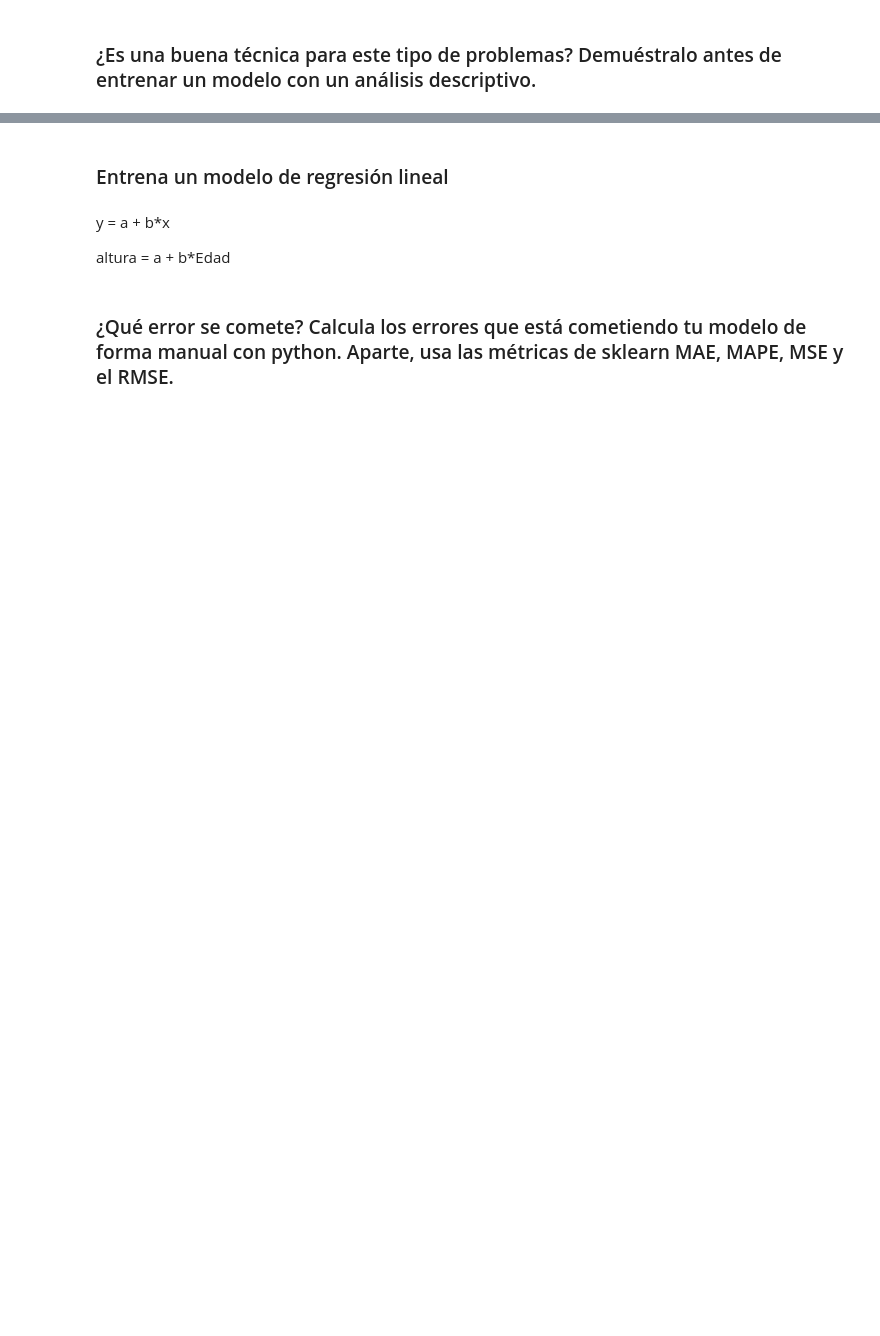
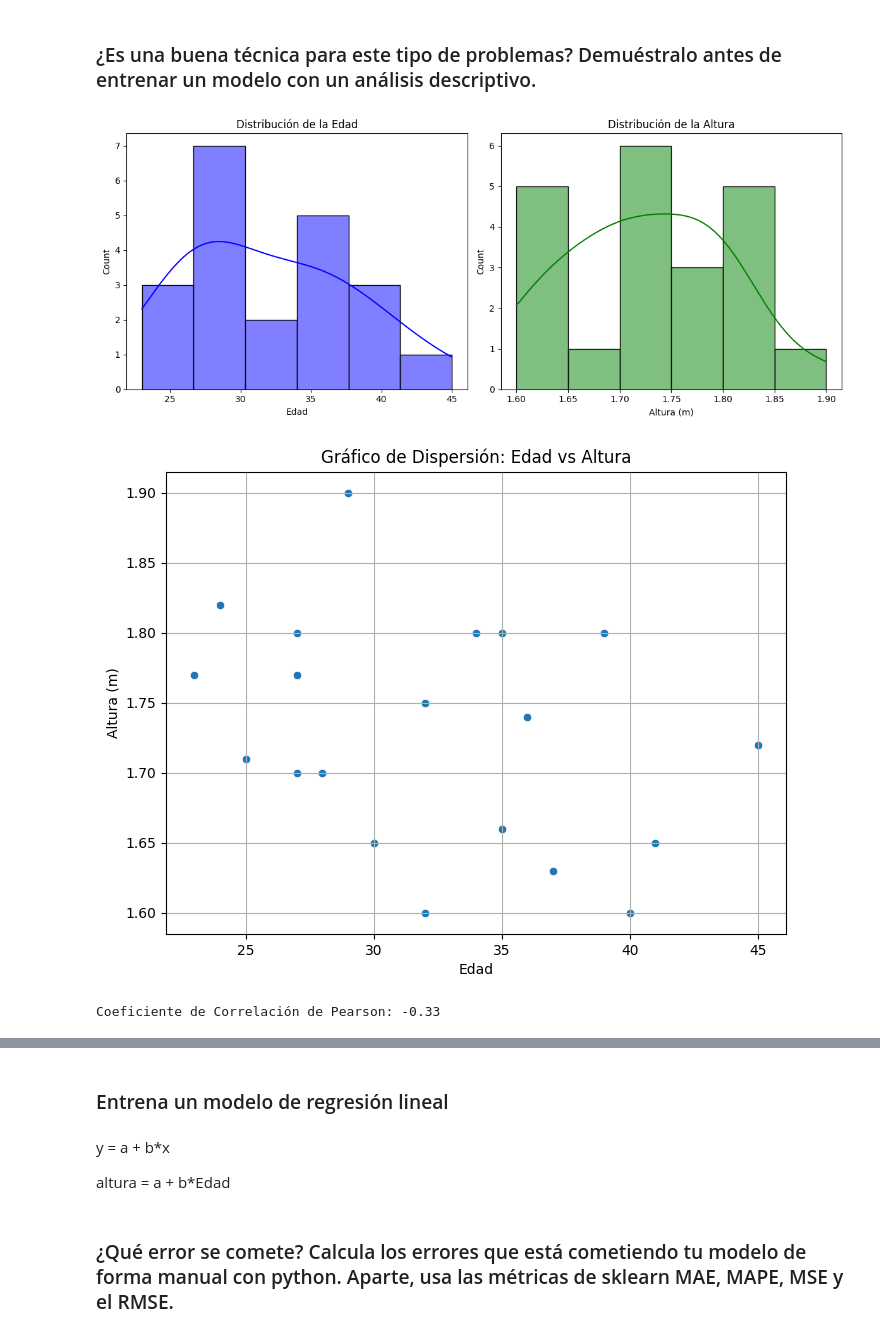
Before and after one commit to MikelTelo/dsft2409_mikeltelo, a Jupyter notebook: 2409_dsft_thebridge_core/3-Machine_Learning/1-Supervisado/1-Regression/1-Linear_Regression/ejercicios/1 Height.ipynb, the cells around one changed output, grey strips where cells are left out. Drawn from its saved outputs; the diff is of its cells as text; code cells hidden in the pictures; blank space fills up the shorter version.

```diff
--- a/2409_dsft_thebridge_core/3-Machine_Learning/1-Supervisado/1-Regression/1-Linear_Regression/ejercicios/1 Height.ipynb
+++ b/2409_dsft_thebridge_core/3-Machine_Learning/1-Supervisado/1-Regression/1-Linear_Regression/ejercicios/1 Height.ipynb
@@ -31,2 +57,80 @@ lista_alumnos = [("Leonardo S", 24, 1.82),
 # %% [markdown]
 ### ¿Es una buena técnica para este tipo de problemas? Demuéstralo antes de entrenar un modelo con un análisis descriptivo.
+# %%
+import pandas as pd
+import matplotlib.pyplot as plt
+import seaborn as sns
+from sklearn.linear_model import LinearRegression
+
+# Crear DataFrame usando pandas
+datos = {
+    "Nombre": [
+        "Leonardo S", "Piero T", "Marta B", "Silvia P", "Faro Z", "Miguel N",
+        "Alejandro M", "Cristina M", "Francisco P", "Jorge D", "Jesús L",
+        "Marta G", "Jennifer S", "Diego I", "Antonio C", "Juan M", "David S",
+        "Antonio J", "Carlos H", "Erik U", "Marcos L"
+    ],
+    "Edad": [
+        24, 25, 35, 37, 29, 27, 28, 32, 36, 45, 41, 30, 40, 39,
+        23, 32, 27, 34, 27, 28, 35
+    ],
+    "Altura": [
+        1.82, 1.71, 1.66, 1.63, 1.90, 1.80, 1.70, 1.60, 1.74, 1.72,
+        1.65, 1.65, 1.60, 1.80, 1.77, 1.75, 1.70, 1.80, 1.77, 1.70, 1.80
+    ]
+}
+
+# Crear el DataFrame
+df = pd.DataFrame(datos)
+
+# Análisis Descriptivo
+# 1. Histograma para Edad y Altura
+plt.figure(figsize=(12, 5))
+plt.subplot(1, 2, 1)
+sns.histplot(df['Edad'], kde=True, color='blue')
+plt.title('Distribución de la Edad')
+plt.xlabel('Edad')
+
+plt.subplot(1, 2, 2)
+sns.histplot(df['Altura'], kde=True, color='green')
+plt.title('Distribución de la Altura')
+plt.xlabel('Altura (m)')
+plt.tight_layout()
+plt.show()
+
+# 2. Gráfico de Dispersión para evaluar la relación
+plt.figure(figsize=(8, 6))
+sns.scatterplot(x='Edad', y='Altura', data=df)
+plt.title('Gráfico de Dispersión: Edad vs Altura')
+plt.xlabel('Edad')
+plt.ylabel('Altura (m)')
+plt.grid()
+plt.show()
+
+# 3. Calcular el coeficiente de correlación de Pearson
+correlacion = df['Edad'].corr(df['Altura'])
+print(f"Coeficiente de Correlación de Pearson: {correlacion:.2f}")
+
+# 4. Ajuste de Regresión Lineal
+modelo = LinearRegression()
+X = df[['Edad']]  # Variable independiente (Edad)
+y = df['Altura']  # Variable dependiente (Altura)
+modelo.fit(X, y)
+
+# Predecir alturas utilizando el modelo ajustado
+df['Altura_Pred'] = modelo.predict(X)
+
+# Dibujar el gráfico de Regresión Lineal
+plt.figure(figsize=(10, 6))
+plt.scatter(df['Edad'], df['Altura'], color='blue', label='Datos Reales')
+plt.plot(df['Edad'], df['Altura_Pred'], color='red', label='Línea de Regresión')
+plt.xlabel('Edad')
+plt.ylabel('Altura (m)')
+plt.title('Relación entre Edad y Altura usando Regresión Lineal')
+plt.legend()
+plt.grid()
+plt.show()
+# %% [output]
+[figure, added]
+[figure, added]
+Coeficiente de Correlación de Pearson: -0.33
```
Also changed, not shown: parts of 3 cells of this notebook, 1 other file.
